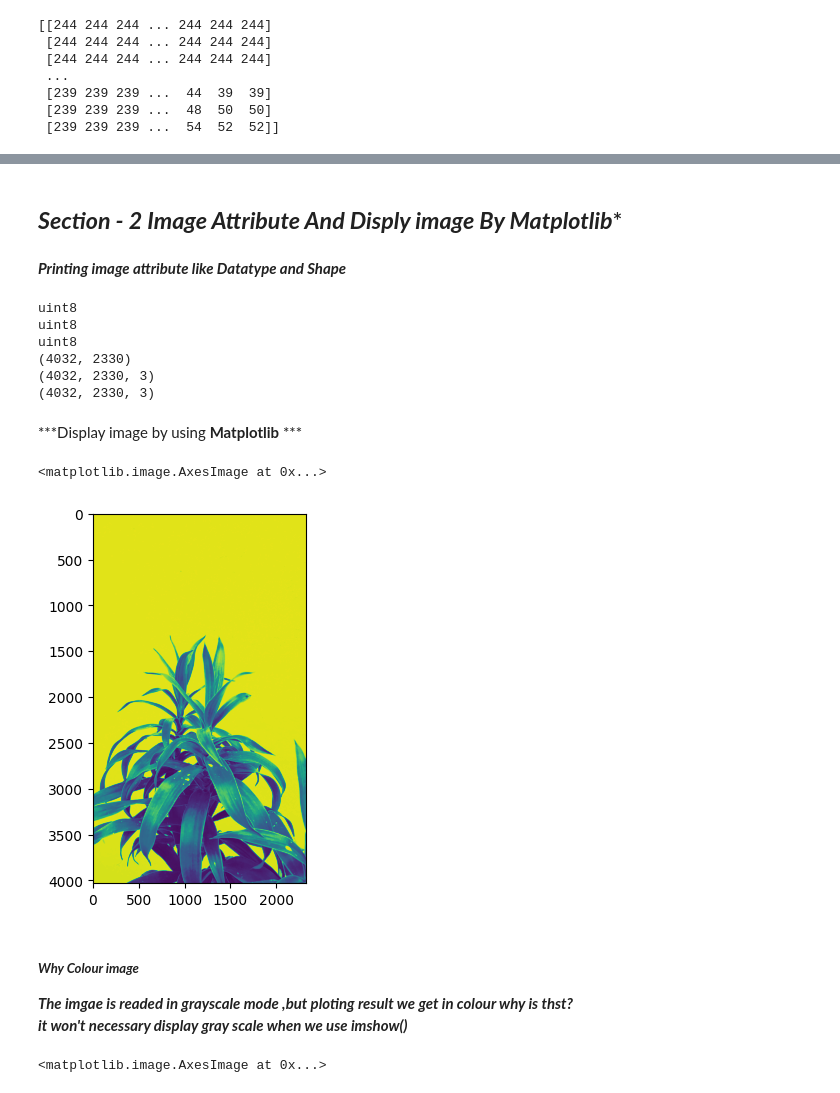
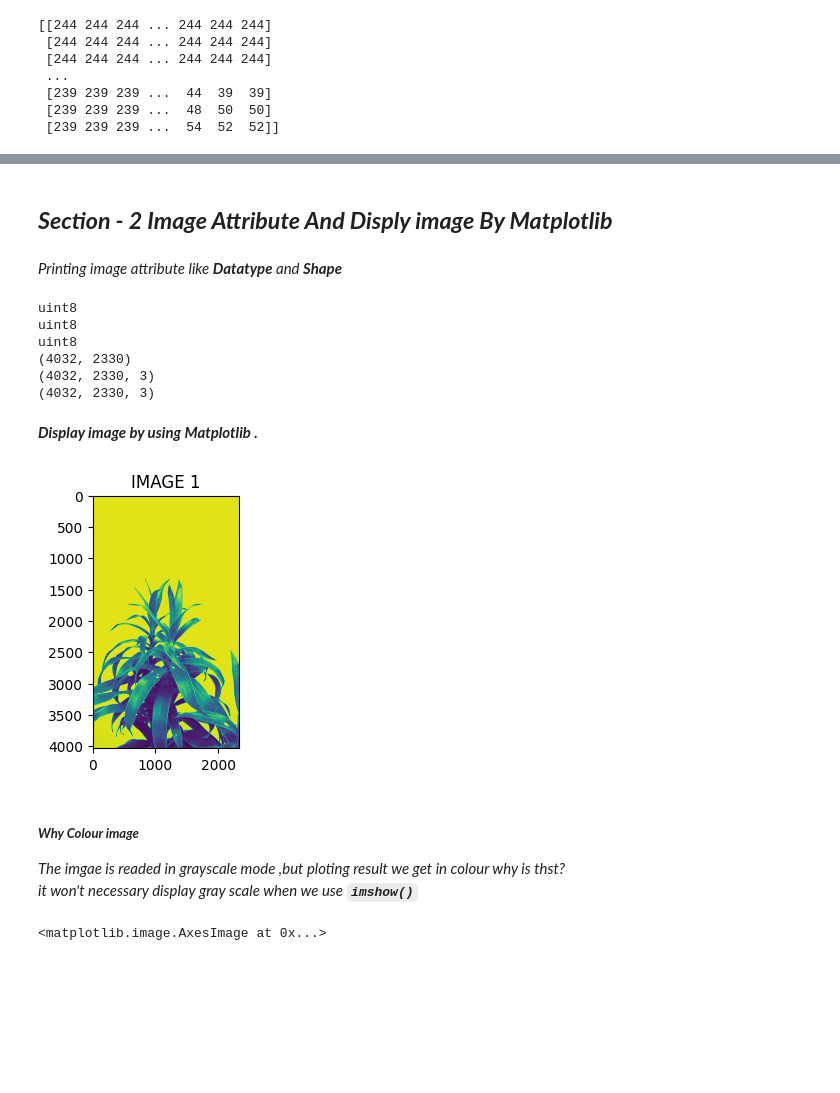
Before and after one commit to IrfanFathan/Python-Library-Notes, a Jupyter notebook: OpenCV/Module 1/Module 1.ipynb, the cells around one changed output, grey strips where cells are left out. Saved outputs shown, nothing was run; the diff lists cells and outputs as text; code cells hidden in the pictures; blank space fills up the shorter version.

Commit message:
New image  data added

```diff
--- a/OpenCV/Module 1/Module 1.ipynb
+++ b/OpenCV/Module 1/Module 1.ipynb
@@ -81,9 +81,10 @@ print(image_1)
 # %% [markdown]
 <div style = "height: 20px; width:100%; background-image:linear-gradient(to right,green,blue);"></div>
 # %% [markdown]
-## ***Section - 2 Image Attribute And Disply image By Matplotlib****
+## ***Section - 2 Image Attribute And Disply image By Matplotlib***
 # %% [markdown]
-***Printing image attribute like Datatype and Shape***
+*Printing image attribute like **Datatype**
+and **Shape***
 # %%
 #print Data type of image
 print(image_1.dtype)
@@ -102,18 +103,17 @@ uint8
 (4032, 2330, 3)
 (4032, 2330, 3)
 # %% [markdown]
-***Display image by using **Matplotlib** ***
+***Display image by using **Matplotlib** .***
 # %%
 #Display image
 #image_1 is read in grayscale mode
-plt.imshow(image_1)
+plt.subplot(131);plt.imshow(image_1);plt.title('IMAGE 1');
 # %% [output]
-<matplotlib.image.AxesImage at 0x...>
-[figure, old version]
+[figure, new version]
 # %% [markdown]
 #####  ***Why Colour image***
-***The imgae is readed in grayscale mode ,but ploting result we get in colour why is thst?*** <br>
-***it won't necessary display gray scale when we use <b>imshow()</b>***
+*The imgae is readed in grayscale mode ,but ploting result we get in colour why is thst?*<br>
+*it won't necessary display gray scale when we use <b>`imshow()`</b>*
 # %%
 #To plot in Gray Scale mode
 plt.imshow(image_1,cmap='gray')
```
Also changed, not shown: parts of 10 cells of this notebook, 8 other files.
